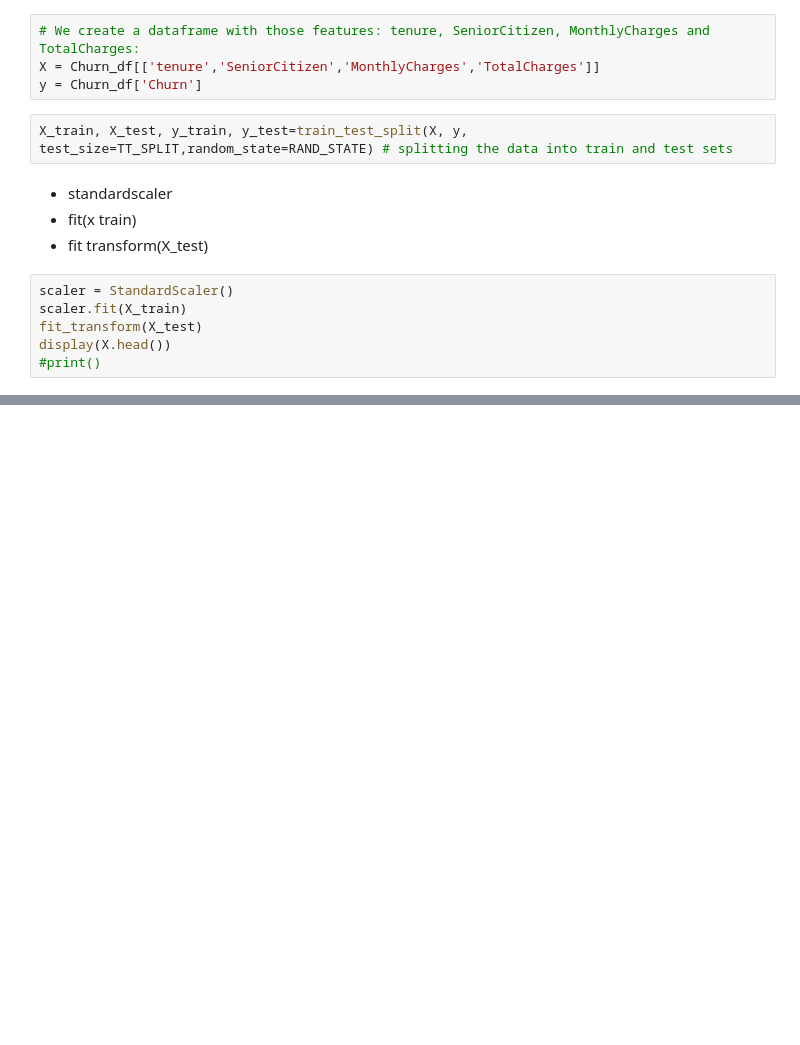
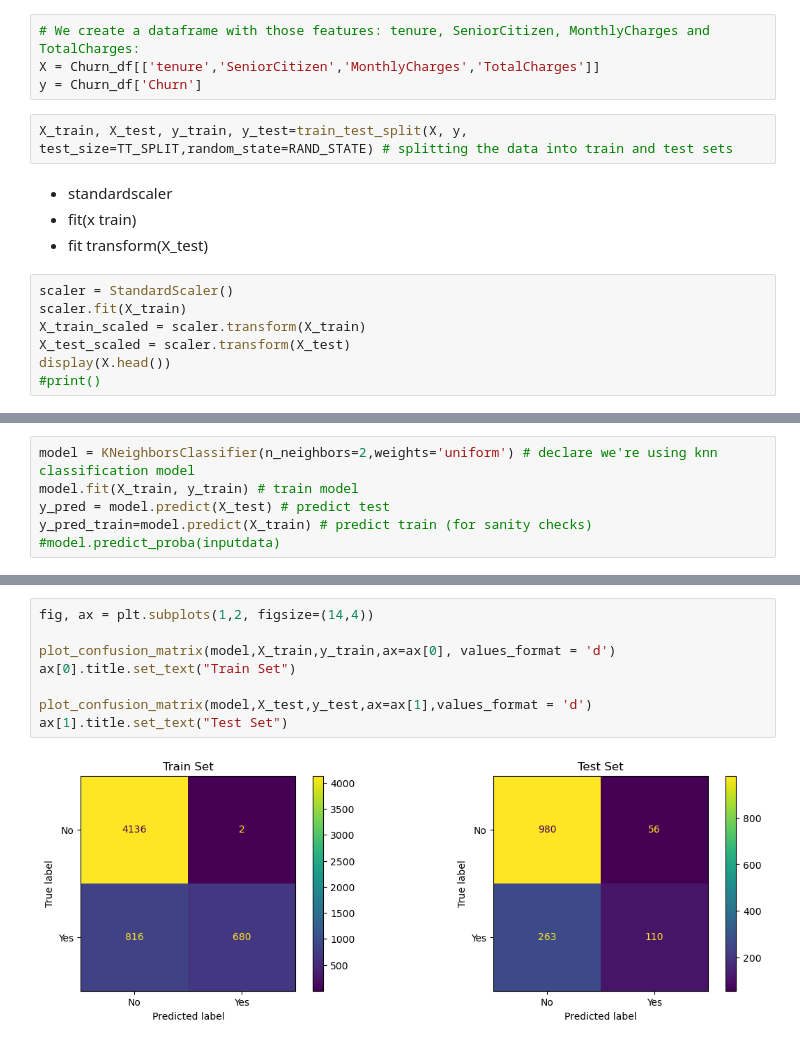
Before and after one commit to DGU94/Ironhack_Davidguillet_Lab, a Jupyter notebook: Week 7/Lab_Classification_Handling_Logistic_Regression_Imbalanced_data.ipynb, the cells around one changed output, grey strips where cells are left out. Drawn from its saved outputs; the diff is of its cells as text; blank space fills up the shorter version.

```diff
--- a/Week 7/Lab_Classification_Handling_Logistic_Regression_Imbalanced_data.ipynb
+++ b/Week 7/Lab_Classification_Handling_Logistic_Regression_Imbalanced_data.ipynb
@@ -111,7 +117,8 @@ X_train, X_test, y_train, y_test=train_test_split(X, y, test_size=TT_SPLIT,rando
 # %%
 scaler = StandardScaler()
 scaler.fit(X_train)
-fit_transform(X_test)
+X_train_scaled = scaler.transform(X_train)
+X_test_scaled = scaler.transform(X_test)
 display(X.head())
 #print()
 # %% [output]
@@ -127,0 +133,6 @@ Test set shape: (1409, 16)
+# %%
+model = KNeighborsClassifier(n_neighbors=2,weights='uniform') # declare we're using knn classification model
+model.fit(X_train, y_train) # train model
+y_pred = model.predict(X_test) # predict test
+y_pred_train=model.predict(X_train) # predict train (for sanity checks)
+#model.predict_proba(inputdata)
@@ -127,0 +152,10 @@ Test set shape: (1409, 16)
+# %%
+fig, ax = plt.subplots(1,2, figsize=(14,4))
+
+plot_confusion_matrix(model,X_train,y_train,ax=ax[0], values_format = 'd')
+ax[0].title.set_text("Train Set")
+
+plot_confusion_matrix(model,X_test,y_test,ax=ax[1],values_format = 'd')
+ax[1].title.set_text("Test Set")
+# %% [output]
+[figure, added]
```
Also changed, not shown: parts of 6 cells of this notebook.
